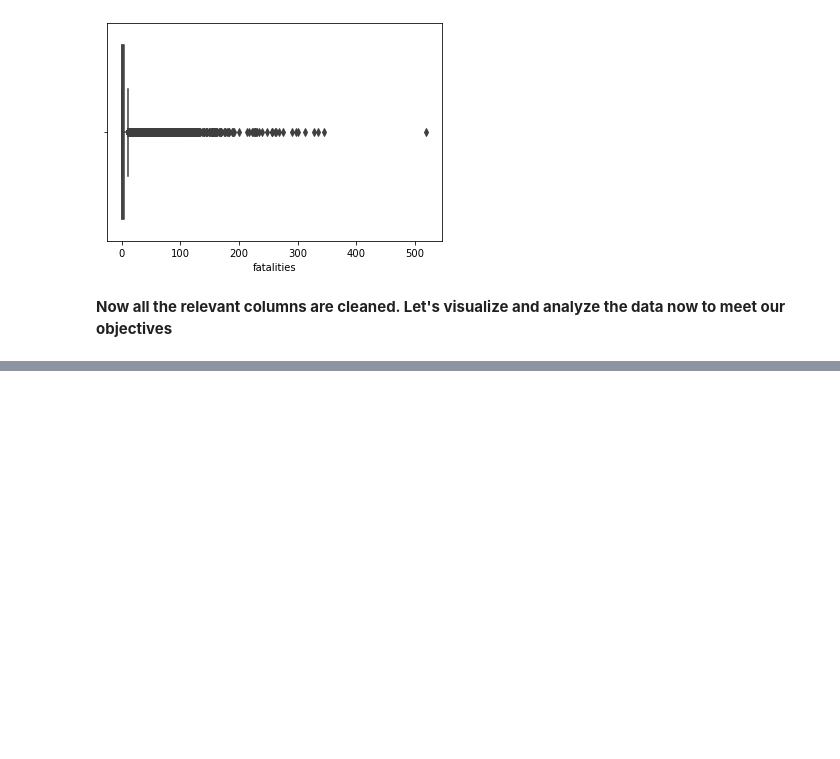
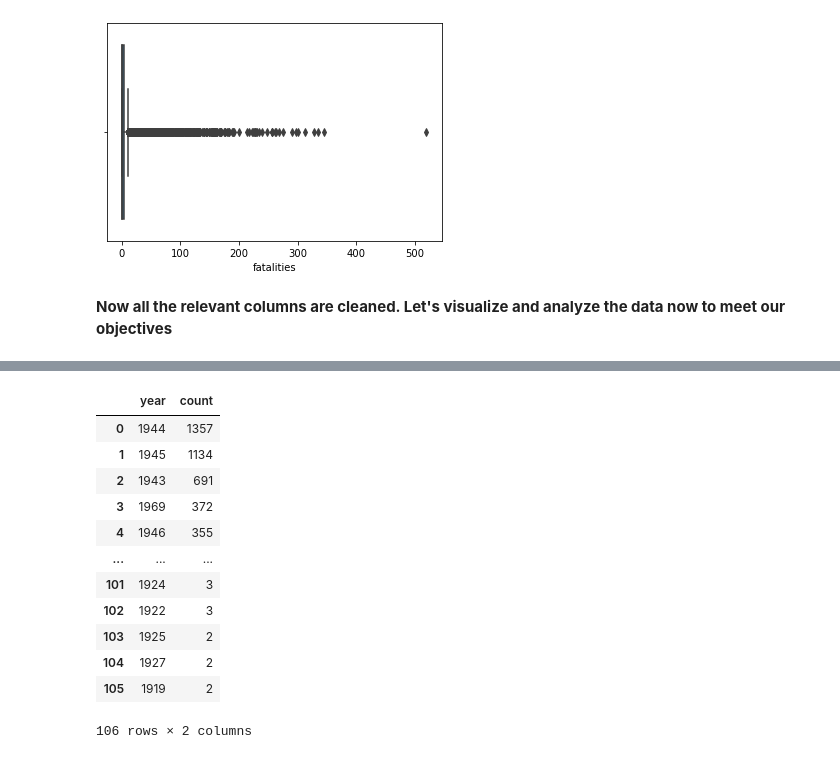
Before and after one commit to Benbellah-Owino/aviation_accidents_data_analysis, a Jupyter notebook: index.ipynb, the cells around one changed output, grey strips where cells are left out. Saved outputs shown, nothing was run; the diff lists cells and outputs as text; code cells hidden in the pictures; blank space fills up the shorter version.

```diff
--- a/index.ipynb
+++ b/index.ipynb
@@ -355,0 +416,4 @@ acc_df.to_csv("./data/accidents_cleaned.csv")
+# %%
+# Get the number of accidents per year
+acc_year = acc_df["year"].value_counts()
+acc_year
@@ -355,0 +433,20 @@ acc_df.to_csv("./data/accidents_cleaned.csv")
+# %%
+acc_per_year = pd.DataFrame({
+    "year": acc_year.index,
+    "count": acc_year.values
+})
+acc_per_year
+# %% [output]
+|  | year | count |
+| 0 | 1944 | 1357 |
+| 1 | 1945 | 1134 |
+| 2 | 1943 | 691 |
+| 3 | 1969 | 372 |
+| 4 | 1946 | 355 |
+| ... | ... | ... |
+| 101 | 1924 | 3 |
+| 102 | 1922 | 3 |
+| 103 | 1925 | 2 |
+| 104 | 1927 | 2 |
+| 105 | 1919 | 2 |
+106 rows × 2 columns
```
Also changed, not shown: parts of 22 cells of this notebook, 3 other files.
